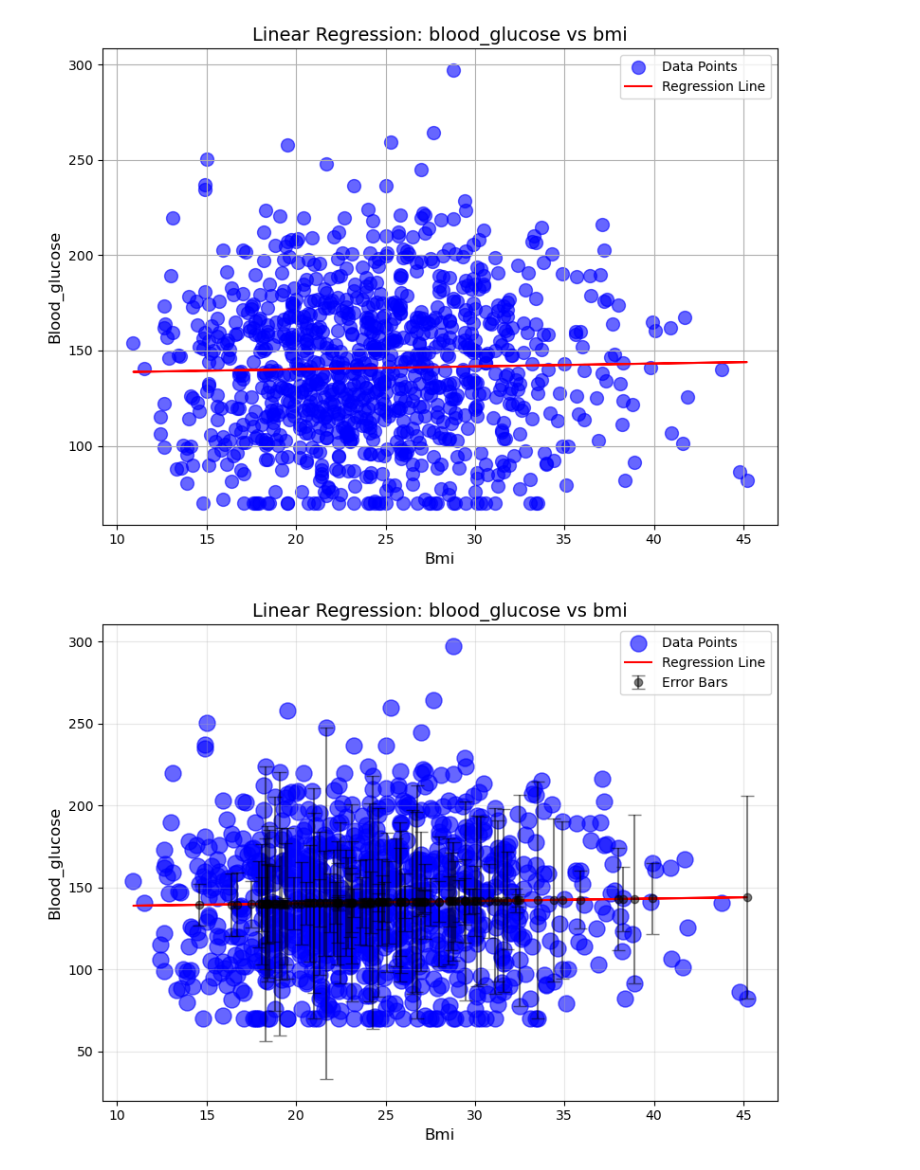
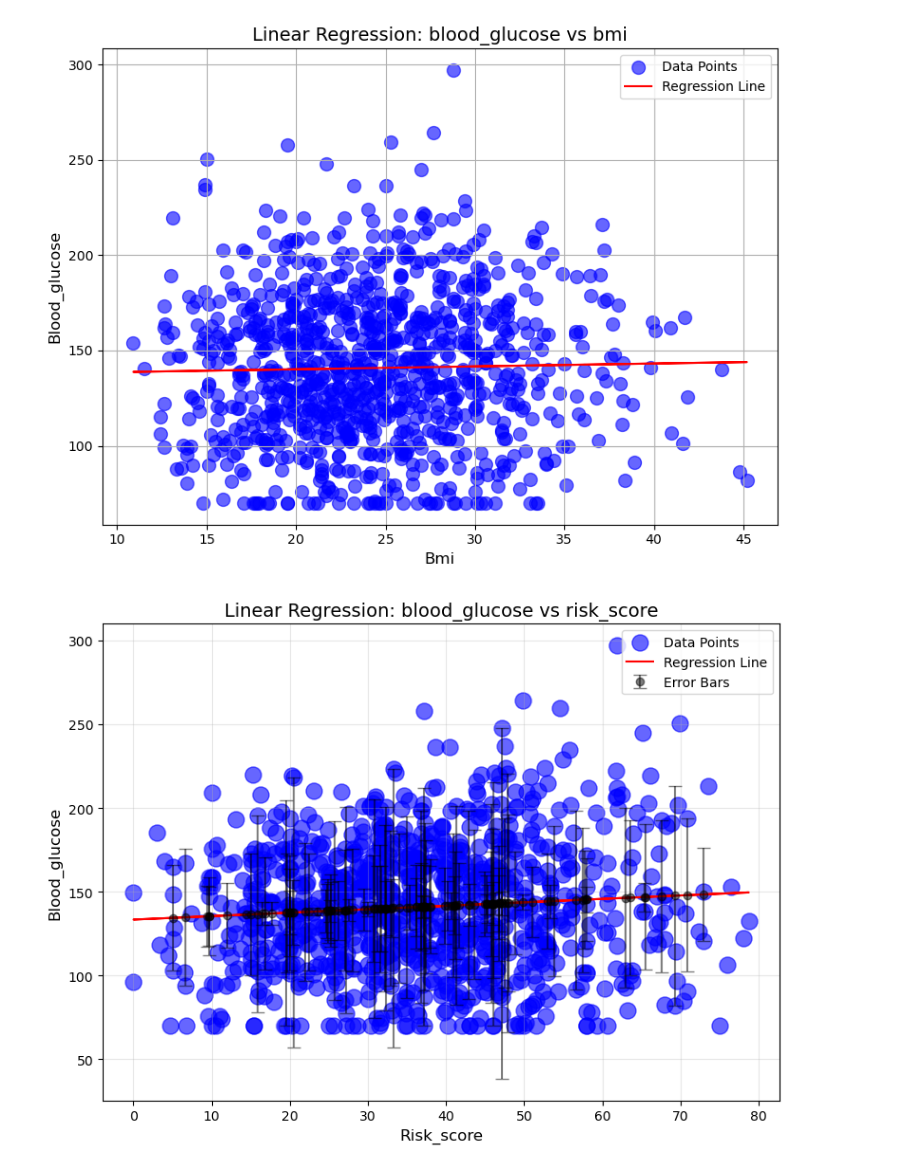
Before and after one commit to bhuvansai93/23098103-Clustering-and-Fitting, a Jupyter notebook: 23098103-Clustering_and_Fitting.ipynb, the cells around one changed output. Drawn from its saved outputs; the diff is of its cells as text; code cells hidden in the pictures.

```diff
--- a/23098103-Clustering_and_Fitting.ipynb
+++ b/23098103-Clustering_and_Fitting.ipynb
@@ -472,32 +472,32 @@ def plot_regression_line_with_fewer_errors(data, x_feature, y_feature, predictio
     plt.errorbar(data[x_feature].iloc[indices_with_error_bars],
                  predictions[indices_with_error_bars],
                  yerr=errors[indices_with_error_bars],
                  fmt='o', color='black', alpha=0.5, label='Error Bars', capsize=5)
 
     # Add labels and title
     plt.title(f"Linear Regression: {y_feature} vs {x_feature}", fontsize=14)
     plt.xlabel(x_feature.capitalize(), fontsize=12)
     plt.ylabel(y_feature.capitalize(), fontsize=12)
 
     # Add a legend
     plt.legend(loc='best')
 
     # Show grid and plot
     plt.grid(alpha=0.3)
     plt.tight_layout()
     plt.show()
 
 # Load the dataset (replace with your actual data file)
 df = pd.read_csv('diabetes_data.csv')  # Replace with your actual file
 
 # Define the feature columns
-x_feature = "bmi"   # Independent variable (X)
+x_feature = "risk_score"   # Independent variable (X)
 y_feature = "blood_glucose"  # Dependent variable (Y)
 
 # Perform linear regression
 model, predictions, errors = perform_linear_regression(df, x_feature, y_feature)
 
 # Plot the regression line with fewer error bars visible (e.g., every 5th data point gets an error bar)
 plot_regression_line_with_fewer_errors(df, x_feature, y_feature, predictions, errors, error_bar_step=9)
 # %% [output]
-[figure, old version]
+[figure, new version]
```
